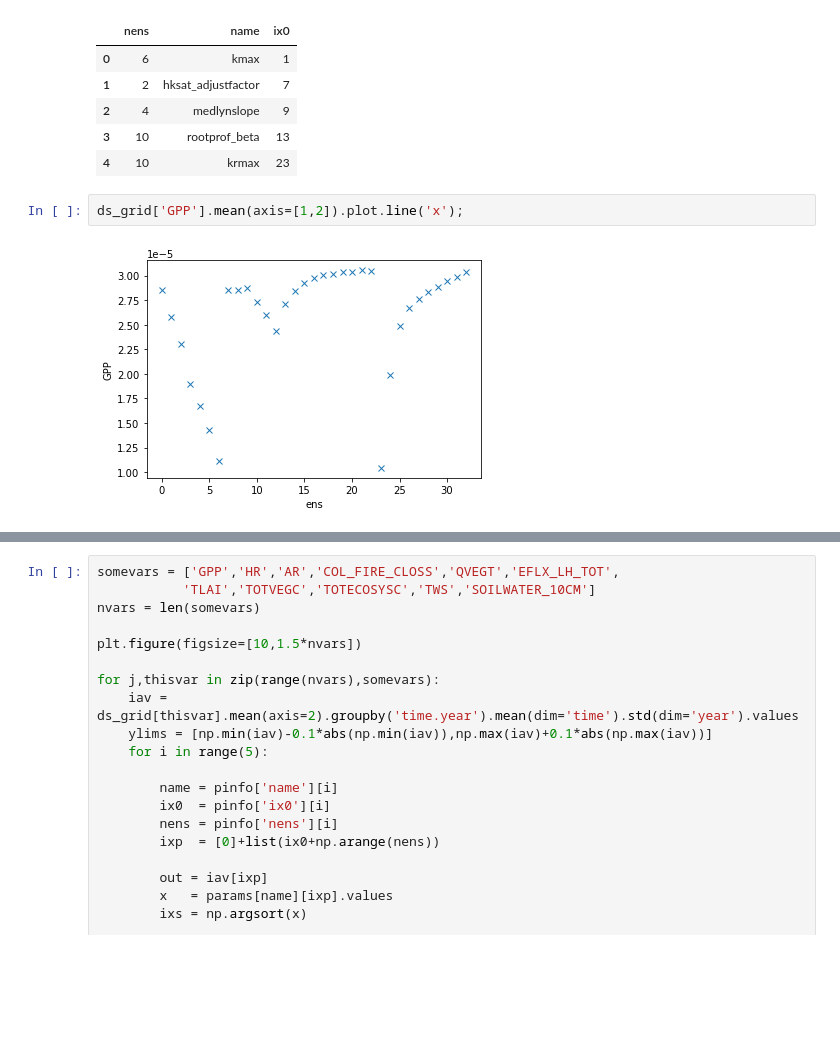
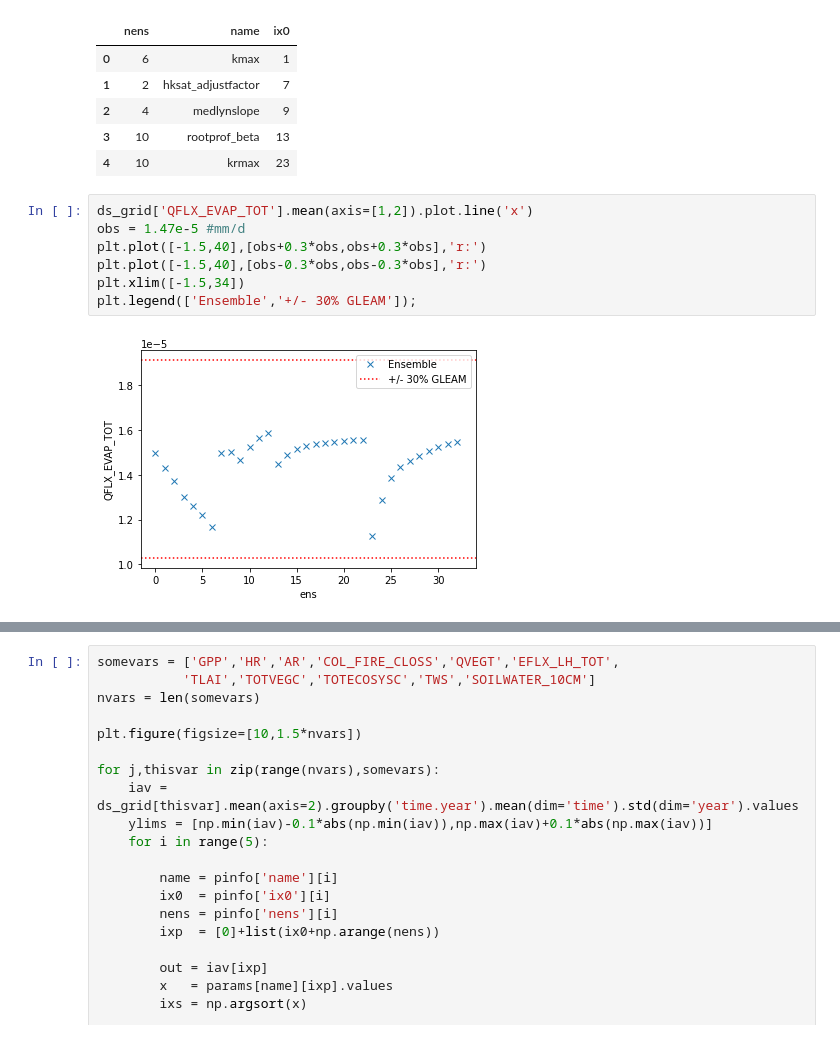
Before and after one commit to djk2120/CLM5PPE, a Jupyter notebook: pyth/mini_ens-DK.ipynb, the cells around one changed output, grey strips where cells are left out. Cells and saved outputs as stored; diff of their text form; blank space fills up the shorter version.

```diff
--- a/pyth/mini_ens-DK.ipynb
+++ b/pyth/mini_ens-DK.ipynb
@@ -270,7 +270,12 @@ pinfo
 | 2 | 4 | medlynslope | 9 |
 | 3 | 10 | rootprof_beta | 13 |
 | 4 | 10 | krmax | 23 |
-# %%
-ds_grid['GPP'].mean(axis=[1,2]).plot.line('x');
-# %% [output]
-[figure, removed]
+# %%
+ds_grid['QFLX_EVAP_TOT'].mean(axis=[1,2]).plot.line('x')
+obs = 1.47e-5 #mm/d
+plt.plot([-1.5,40],[obs+0.3*obs,obs+0.3*obs],'r:')
+plt.plot([-1.5,40],[obs-0.3*obs,obs-0.3*obs],'r:')
+plt.xlim([-1.5,34])
+plt.legend(['Ensemble','+/- 30% GLEAM']);
+# %% [output]
+[figure, added]
```
Also changed, not shown: parts of 7 cells of this notebook, 4 other files.
